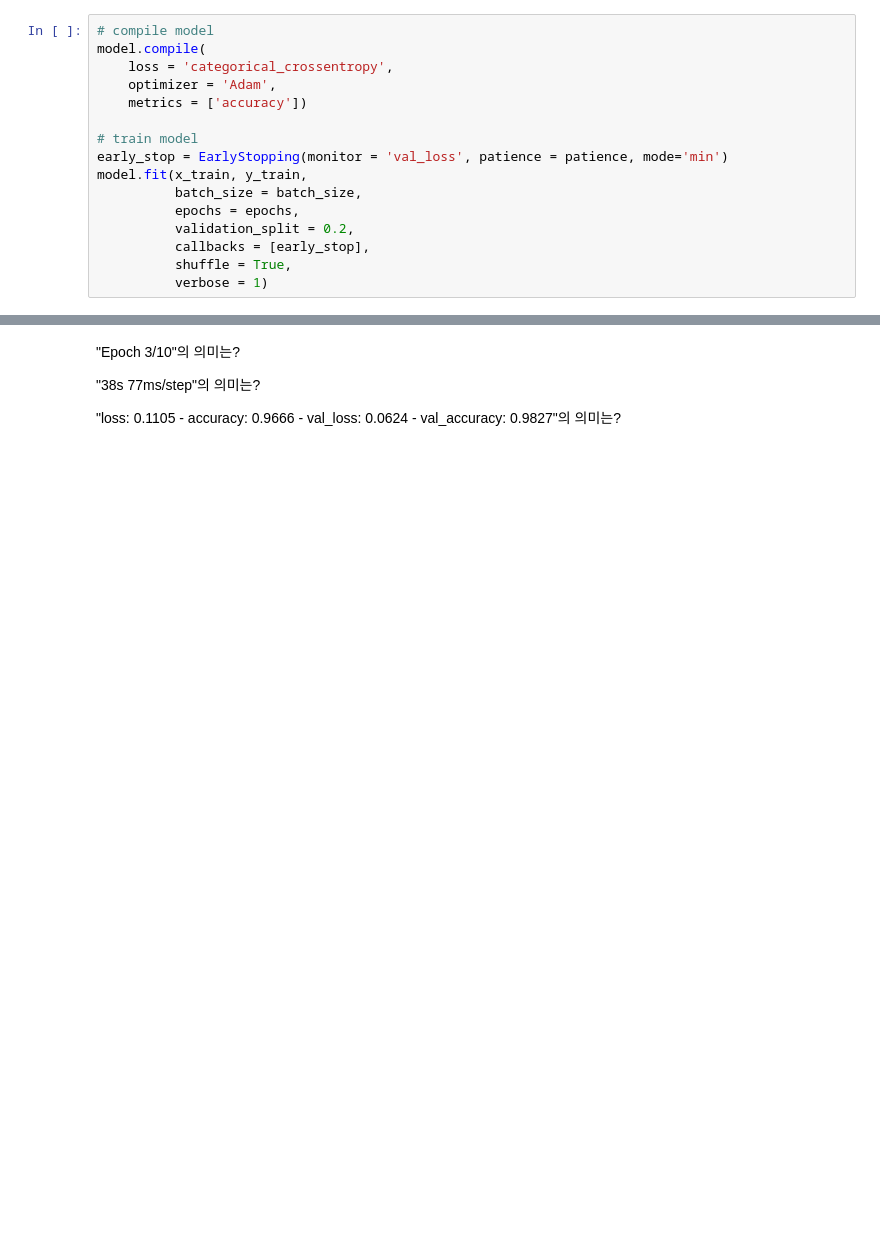
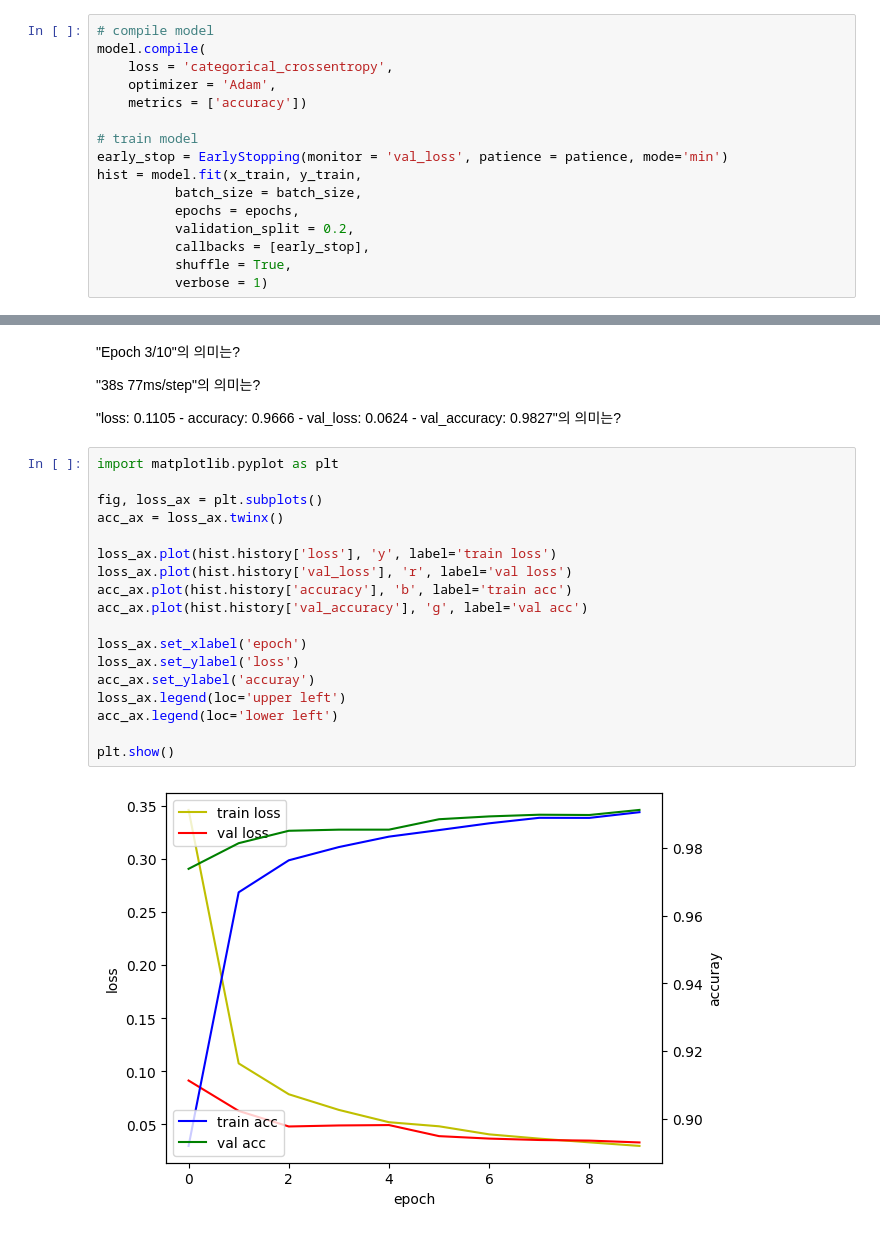
Before and after one commit to jjyjung/ai, a Jupyter notebook: tf_keras_CNN_MNIST.ipynb, the cells around one changed output, grey strips where cells are left out. Saved outputs shown, nothing was run; the diff lists cells and outputs as text; blank space fills up the shorter version.

```diff
--- a/tf_keras_CNN_MNIST.ipynb
+++ b/tf_keras_CNN_MNIST.ipynb
@@ -96,7 +96,7 @@ model.compile(
 
 # train model
 early_stop = EarlyStopping(monitor = 'val_loss', patience = patience, mode='min')
-model.fit(x_train, y_train,
+hist = model.fit(x_train, y_train,
           batch_size = batch_size,
           epochs = epochs,
           validation_split = 0.2,
@@ -127,6 +130,26 @@ Epoch 8/10
 "38s 77ms/step"의 의미는?
 
 "loss: 0.1105 - accuracy: 0.9666 - val_loss: 0.0624 - val_accuracy: 0.9827"의 의미는?
+# %%
+import matplotlib.pyplot as plt
+
+fig, loss_ax = plt.subplots()
+acc_ax = loss_ax.twinx()
+
+loss_ax.plot(hist.history['loss'], 'y', label='train loss')
+loss_ax.plot(hist.history['val_loss'], 'r', label='val loss')
+acc_ax.plot(hist.history['accuracy'], 'b', label='train acc')
+acc_ax.plot(hist.history['val_accuracy'], 'g', label='val acc')
+
+loss_ax.set_xlabel('epoch')
+loss_ax.set_ylabel('loss')
+acc_ax.set_ylabel('accuray')
+loss_ax.legend(loc='upper left')
+acc_ax.legend(loc='lower left')
+
+plt.show()
+# %% [output]
+[figure, added]
 # %%
 # evaluate model
 score = model.evaluate(x_test, y_test, verbose = 1)
```
Also changed, not shown: parts of 4 cells of this notebook.
